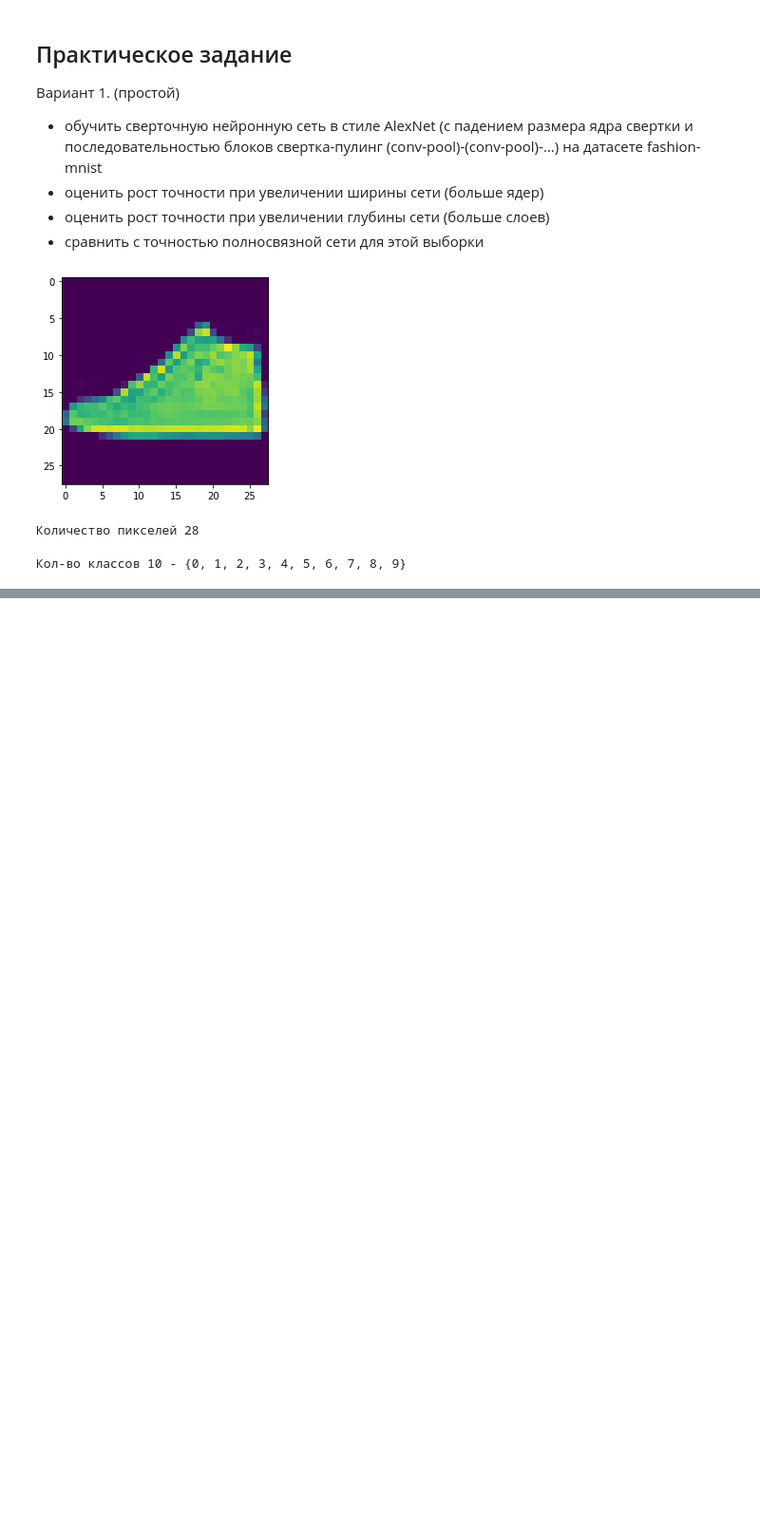
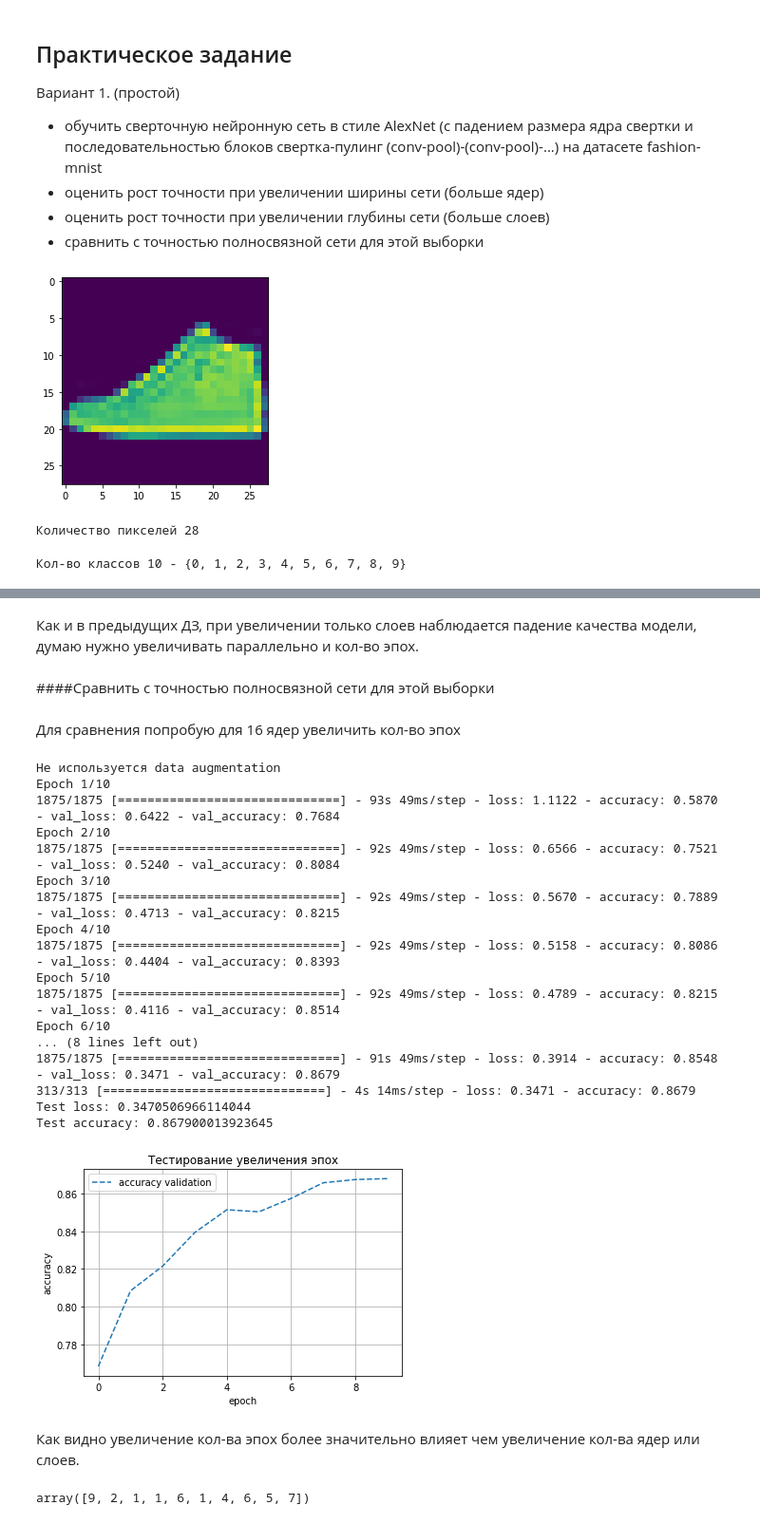
Before and after one commit to djo1006/Introduction_Neural_Networks, a Jupyter notebook: hw_les_4.ipynb, the cells around one changed output, grey strips where cells are left out. Shown at 95% size. Drawn from its saved outputs; the diff is of its cells as text; code cells hidden in the pictures; blank space fills up the shorter version.

```diff
--- a/hw_les_4.ipynb
+++ b/hw_les_4.ipynb
@@ -175,0 +304,41 @@ model.add(layers.experimental.preprocessing.Resizing(224, 224, interpolation="bi
+# %% [markdown]
+Как и в предыдущих ДЗ, при увеличении только слоев наблюдается падение качества модели, думаю нужно увеличивать параллельно и кол-во эпох.
+# %% [markdown]
+####Cравнить с точностью полносвязной сети для этой выборки
+# %% [markdown]
+Для сравнения попробую для 16 ядер увеличить кол-во эпох
+# %%
+param_dict['num_convolution_kernels'] = 16
+param_dict['add_layer'] = False
+param_dict['epochs']  = 10
+
+model, history = create_fit_model(param_dict)
+
+plt.plot(history.history['val_accuracy'], '--', label = f'accuracy validation')
+plt.legend()
+plt.grid('On')
+plt.title('Тестирование увеличения эпох')
+plt.xlabel('epoch')
+plt.ylabel('accuracy')
+plt.show()
+# %% [output]
+Не используется data augmentation
+Epoch 1/10
+1875/1875 [==============================] - 93s 49ms/step - loss: 1.1122 - accuracy: 0.5870 - val_loss: 0.6422 - val_accuracy: 0.7684
+Epoch 2/10
+1875/1875 [==============================] - 92s 49ms/step - loss: 0.6566 - accuracy: 0.7521 - val_loss: 0.5240 - val_accuracy: 0.8084
+Epoch 3/10
+1875/1875 [==============================] - 92s 49ms/step - loss: 0.5670 - accuracy: 0.7889 - val_loss: 0.4713 - val_accuracy: 0.8215
+Epoch 4/10
+1875/1875 [==============================] - 92s 49ms/step - loss: 0.5158 - accuracy: 0.8086 - val_loss: 0.4404 - val_accuracy: 0.8393
+Epoch 5/10
+1875/1875 [==============================] - 92s 49ms/step - loss: 0.4789 - accuracy: 0.8215 - val_loss: 0.4116 - val_accuracy: 0.8514
+Epoch 6/10
+... (8 lines left out)
+1875/1875 [==============================] - 91s 49ms/step - loss: 0.3914 - accuracy: 0.8548 - val_loss: 0.3471 - val_accuracy: 0.8679
+313/313 [==============================] - 4s 14ms/step - loss: 0.3471 - accuracy: 0.8679
+Test loss: 0.3470506966114044
+Test accuracy: 0.867900013923645
+[figure, added]
+# %% [markdown]
+Как видно увеличение кол-ва эпох более значительно влияет чем увеличение кол-ва ядер или слоев.
@@ -175,0 +347,5 @@ model.add(layers.experimental.preprocessing.Resizing(224, 224, interpolation="bi
+# %%
+y_pred = np.argmax(model.predict(x_test), axis=1)
+y_pred[:10]
+# %% [output]
+array([9, 2, 1, 1, 6, 1, 4, 6, 5, 7])
```
Also changed, not shown: parts of 23 cells of this notebook.
